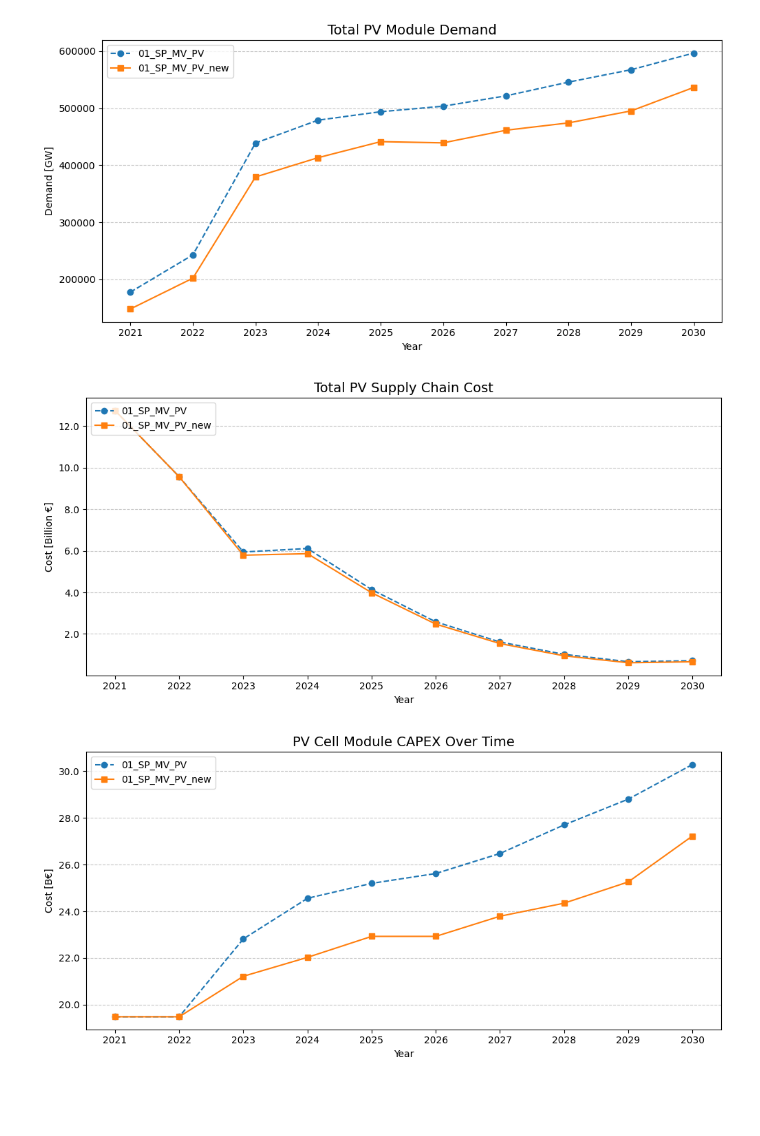
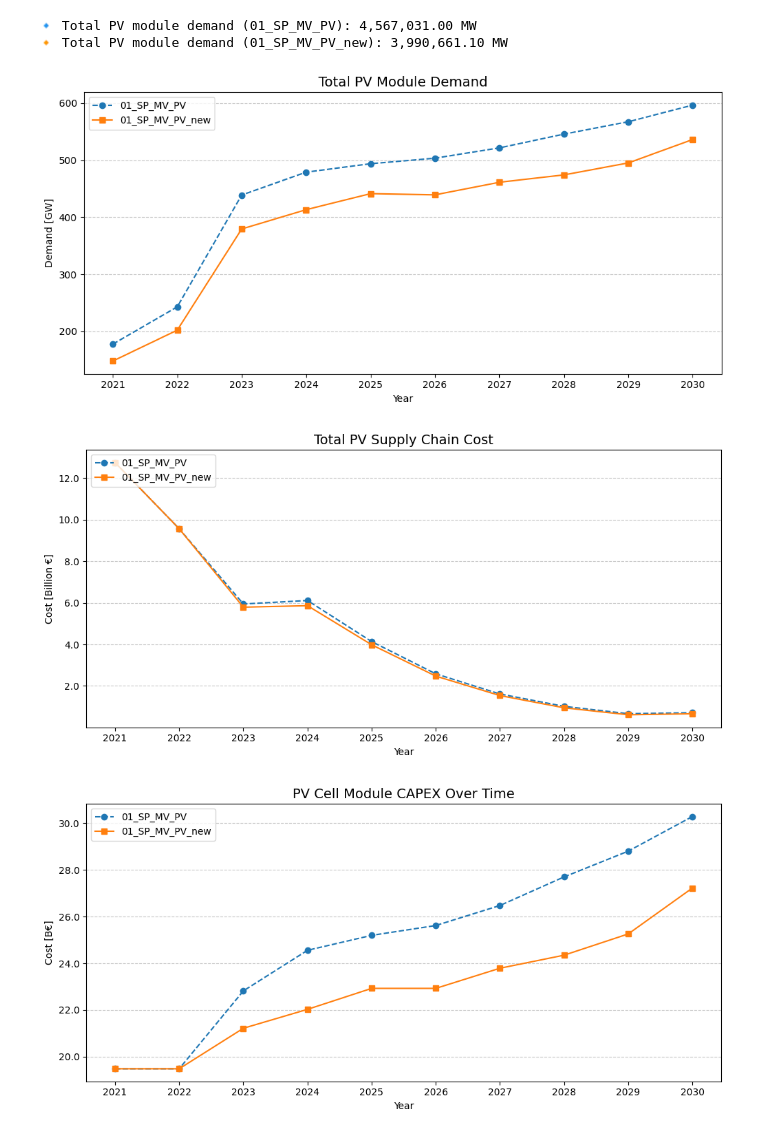
Before and after one commit to NicolaL1/ZEN-garden_SP, a Jupyter notebook: Data_PV/PV_plots.ipynb, the cells around one changed output. Cells and saved outputs as stored; diff of their text form; code cells hidden in the pictures; blank space fills up the shorter version.

```diff
--- a/Data_PV/PV_plots.ipynb
+++ b/Data_PV/PV_plots.ipynb
@@ -39,8 +39,15 @@ time_cols = [col for col in demand_pv_1.columns if isinstance(col, (int, float))
 
 # === Total Demand Plot ===
 def plot_total_pv_demand():
-    total1 = demand_pv_1[time_cols].sum()
-    total2 = demand_pv_2[time_cols].sum()
+    # Raw data assumed in MW → convert to GW just for plotting
+    total1 = demand_pv_1[time_cols].sum() / 1e3  # MW → GW
+    total2 = demand_pv_2[time_cols].sum() / 1e3  # MW → GW
+
+    total_demand_1_mw = demand_pv_1[time_cols].sum().sum()
+    total_demand_2_mw = demand_pv_2[time_cols].sum().sum()
+
+    print(f"🔹 Total PV module demand ({dataset_name_1}): {total_demand_1_mw:,.2f} MW")
+    print(f"🔸 Total PV module demand ({dataset_name_2}): {total_demand_2_mw:,.2f} MW")
 
     plt.figure(figsize=(10, 5))
     plt.plot(time_cols, total1, label=dataset_name_1, color=colors[dataset_name_1],
@@ -58,6 +65,7 @@ def plot_total_pv_demand():
 
     if save_plots:
         plt.savefig(save_path / "pv_module_demand_total.pdf", format='pdf', bbox_inches='tight')
+
     plt.show()
 
 def plot_total_pv_cost():
@@ -112,13 +120,11 @@ def plot_pv_cost_component(component_name, title, file_name, divide_by_hours=Fal
     df1 = r1.get_full_ts(component_name).reset_index()
     df2 = r2.get_full_ts(component_name).reset_index()
 
-    # Optional filtering if "technology" exists
     if "technology" in df1.columns:
         df1 = df1[df1["technology"] == "cell_pv_module"]
     if "technology" in df2.columns:
         df2 = df2[df2["technology"] == "cell_pv_module"]
 
-    # Ensure year is calendar-based
     if "year" in df1.columns:
         df1["year"] = df1["year"] + start_year
         df2["year"] = df2["year"] + start_year
@@ -126,15 +132,11 @@ def plot_pv_cost_component(component_name, title, file_name, divide_by_hours=Fal
         print(f"❌ 'year' column not found in {component_name} data.")
         return
 
-    # Convert to B€ (from M€)
+    # Convert from M€ → B€
     df1["value"] = df1["value"] / 1e3
     df2["value"] = df2["value"] / 1e3
 
-    # Divide by hours if requested
-    if divide_by_hours:
-        df1["value"] = df1["value"] / 8760
-        df2["value"] = df2["value"] / 8760
-
+    # NOTE: We ignore divide_by_hours — keeping raw annual values
     years = sorted(set(df1["year"]).union(set(df2["year"])))
 
     plt.figure(figsize=(10, 5))
@@ -145,40 +147,39 @@ def plot_pv_cost_component(component_name, title, file_name, divide_by_hours=Fal
 
     plt.title(title, fontsize=14)
     plt.xlabel("Year")
-    y_label = "Cost [B€/h]" if divide_by_hours else "Cost [B€]"
-    plt.ylabel(y_label)
+    plt.ylabel("Cost [B€]")
     plt.grid(axis='y', linestyle="--", alpha=0.7)
     plt.legend(loc='upper left')
     plt.tight_layout()
     plt.xticks(ticks=years, labels=[str(y) for y in years])
 
     ax = plt.gca()
-    ax.yaxis.set_major_formatter(ticker.FuncFormatter(lambda x, _: f'{x:,.4f}' if divide_by_hours else f'{x:,.1f}'))
+    ax.yaxis.set_major_formatter(ticker.FuncFormatter(lambda x, _: f'{x:,.1f}'))
 
     if save_plots:
         plt.savefig(save_path / f"{file_name}.pdf", format='pdf', bbox_inches='tight')
 
     plt.show()
-
-
 
 # === Run All ===
 plot_total_pv_demand()
 plot_total_pv_cost()
 
 plot_pv_cost_component(
     component_name="cost_capex_yearly_total",
     title="PV Cell Module CAPEX Over Time",
     file_name="pv_cell_module_capex"
 )
 
 plot_pv_cost_component(
     component_name="cost_opex_yearly_total",
     title="PV Cell Module OPEX Per Hour Over Time",
     file_name="pv_cell_module_opex_per_hour",
     divide_by_hours=True
 )
 # %% [output]
+🔹 Total PV module demand (01_SP_MV_PV): 4,567,031.00 MW
+🔸 Total PV module demand (01_SP_MV_PV_new): 3,990,661.10 MW
-[figure, old version]
+[figure, new version]
 [figure]
 [figure]
```
Also changed, not shown: parts of 2 cells of this notebook.
